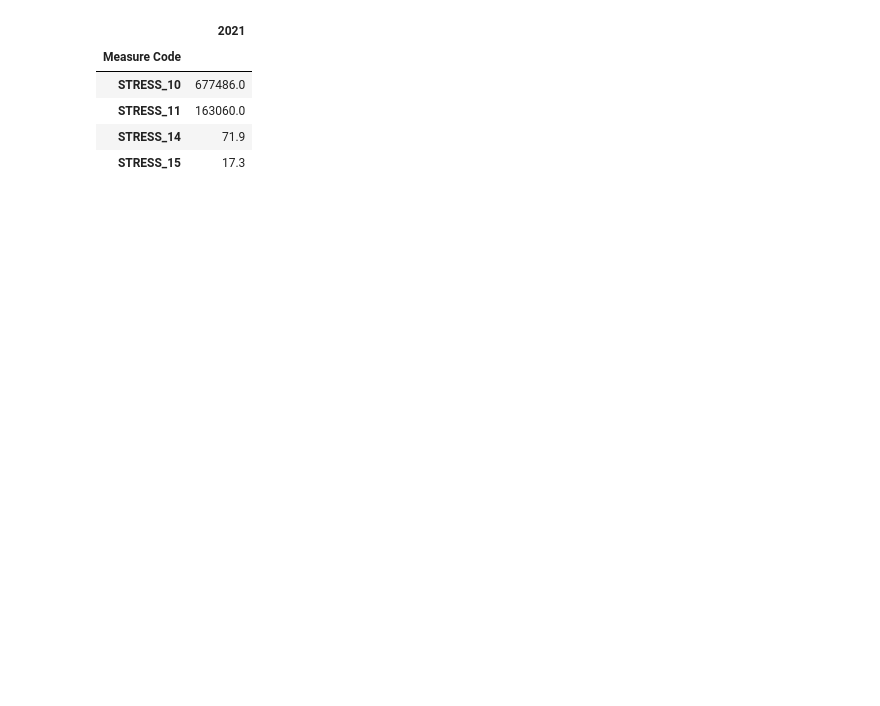
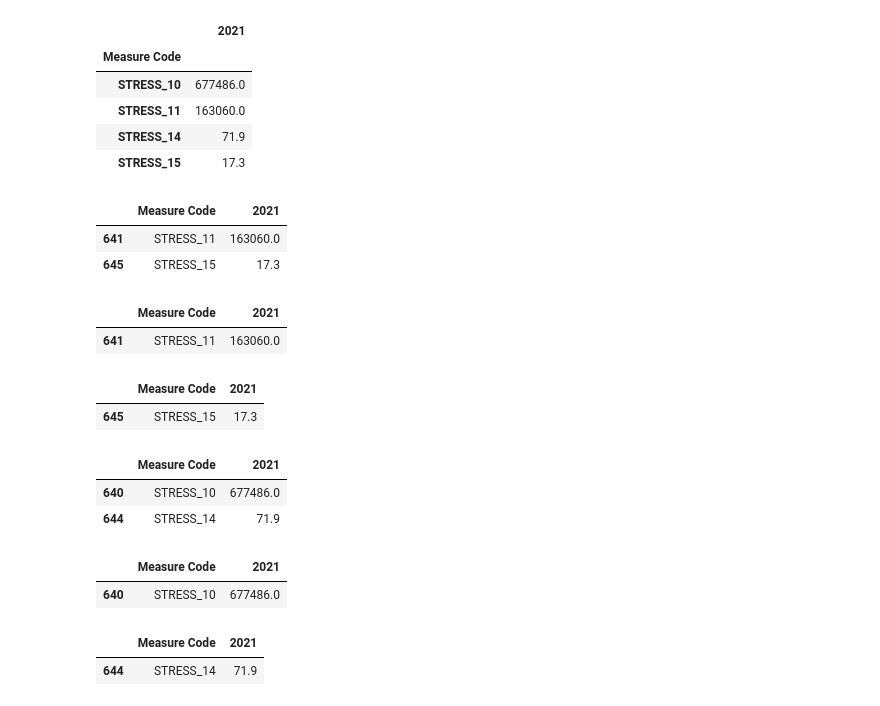
Before and after one commit to Damien-Nguyen/Analysis-of-mortgage-stress-by-geography-in-Australia, a Jupyter notebook: NSW_mortgage.ipynb, the cells around one changed output. Saved outputs shown, nothing was run; the diff lists cells and outputs as text; code cells hidden in the pictures; blank space fills up the shorter version.

```diff
--- a/NSW_mortgage.ipynb
+++ b/NSW_mortgage.ipynb
@@ -123,4 +126,36 @@ mortgages_stress_2021
 | STRESS_11 | 163060.0 |
 | STRESS_14 | 71.9 |
 | STRESS_15 | 17.3 |
+# %%
+Higher_income
+# %% [output]
+|  | Measure Code | 2021 |
+| 641 | STRESS_11 | 163060.0 |
+| 645 | STRESS_15 | 17.3 |
+# %%
+Higher_income_no
+# %% [output]
+|  | Measure Code | 2021 |
+| 641 | STRESS_11 | 163060.0 |
+# %%
+Higher_income_percentage
+# %% [output]
+|  | Measure Code | 2021 |
+| 645 | STRESS_15 | 17.3 |
+# %%
+Lower_income
+# %% [output]
+|  | Measure Code | 2021 |
+| 640 | STRESS_10 | 677486.0 |
+| 644 | STRESS_14 | 71.9 |
+# %%
+Lower_income_no
+# %% [output]
+|  | Measure Code | 2021 |
+| 640 | STRESS_10 | 677486.0 |
+# %%
+Lower_income_percentage
+# %% [output]
+|  | Measure Code | 2021 |
+| 644 | STRESS_14 | 71.9 |
 # %%
```
Also changed, not shown: parts of 9 cells of this notebook, 1 other file.
